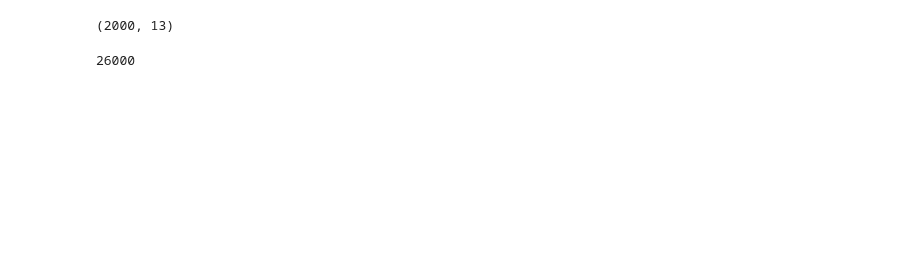
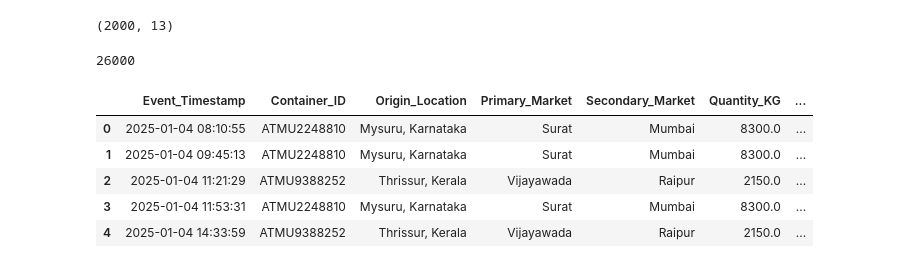
Before and after one commit to Midhunghosh/Micro-Climate-Arbitrage-Analytics, a Jupyter notebook: Untitled.ipynb, the cells around one changed output. Drawn from its saved outputs; the diff is of its cells as text; code cells hidden in the pictures; blank space fills up the shorter version.

```diff
--- a/Untitled.ipynb
+++ b/Untitled.ipynb
@@ -65,3 +65,12 @@ df.shape
 df.size
 # %% [output]
 26000
+# %%
+df.head()
+# %% [output]
+|  | Event_Timestamp | Container_ID | Origin_Location | Primary_Market | Secondary_Market | Quantity_KG | ... |
+| 0 | 2025-01-04 08:10:55 | ATMU2248810 | Mysuru, Karnataka | Surat | Mumbai | 8300.0 | ... |
+| 1 | 2025-01-04 09:45:13 | ATMU2248810 | Mysuru, Karnataka | Surat | Mumbai | 8300.0 | ... |
+| 2 | 2025-01-04 11:21:29 | ATMU9388252 | Thrissur, Kerala | Vijayawada | Raipur | 2150.0 | ... |
+| 3 | 2025-01-04 11:53:31 | ATMU2248810 | Mysuru, Karnataka | Surat | Mumbai | 8300.0 | ... |
+| 4 | 2025-01-04 14:33:59 | ATMU9388252 | Thrissur, Kerala | Vijayawada | Raipur | 2150.0 | ... |
```
Also changed, not shown: parts of 27 cells of this notebook.
